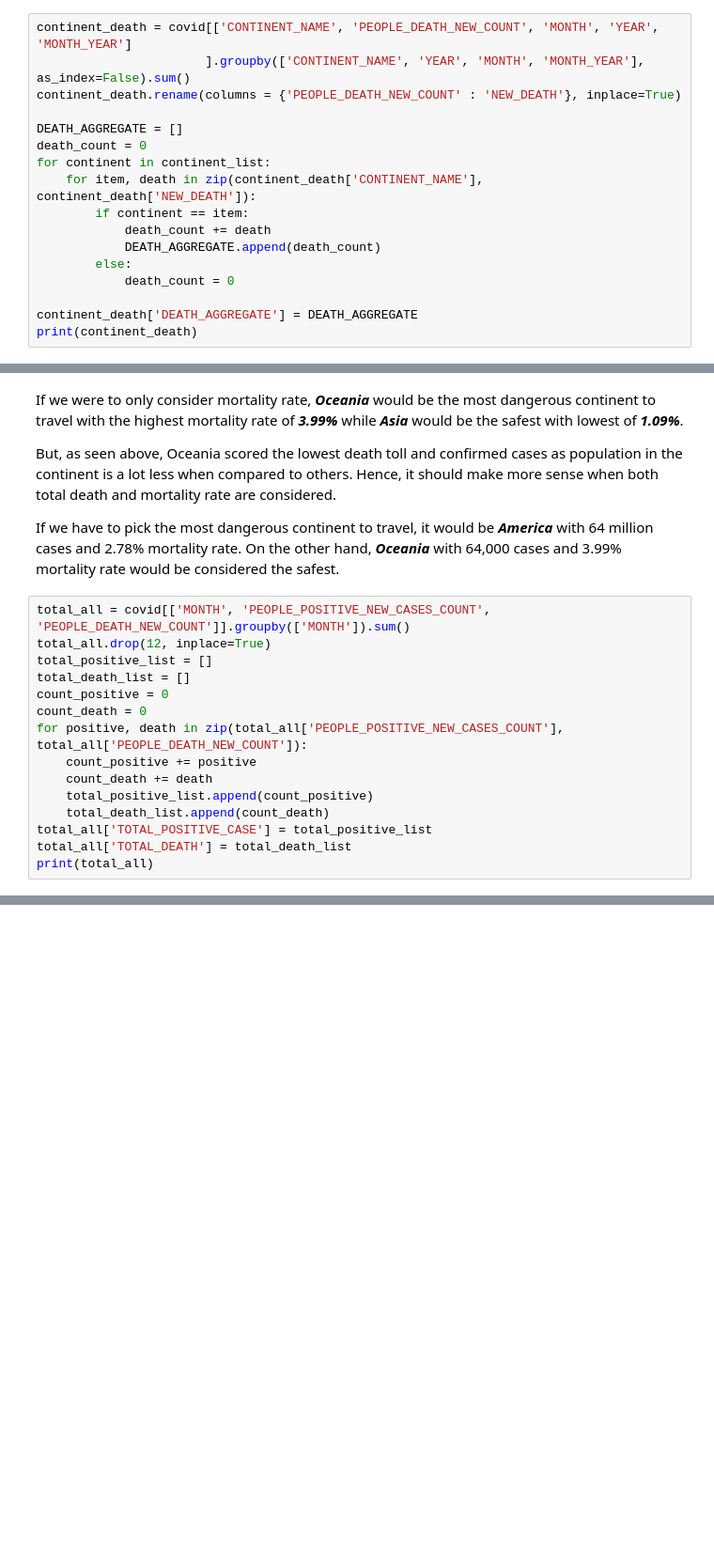
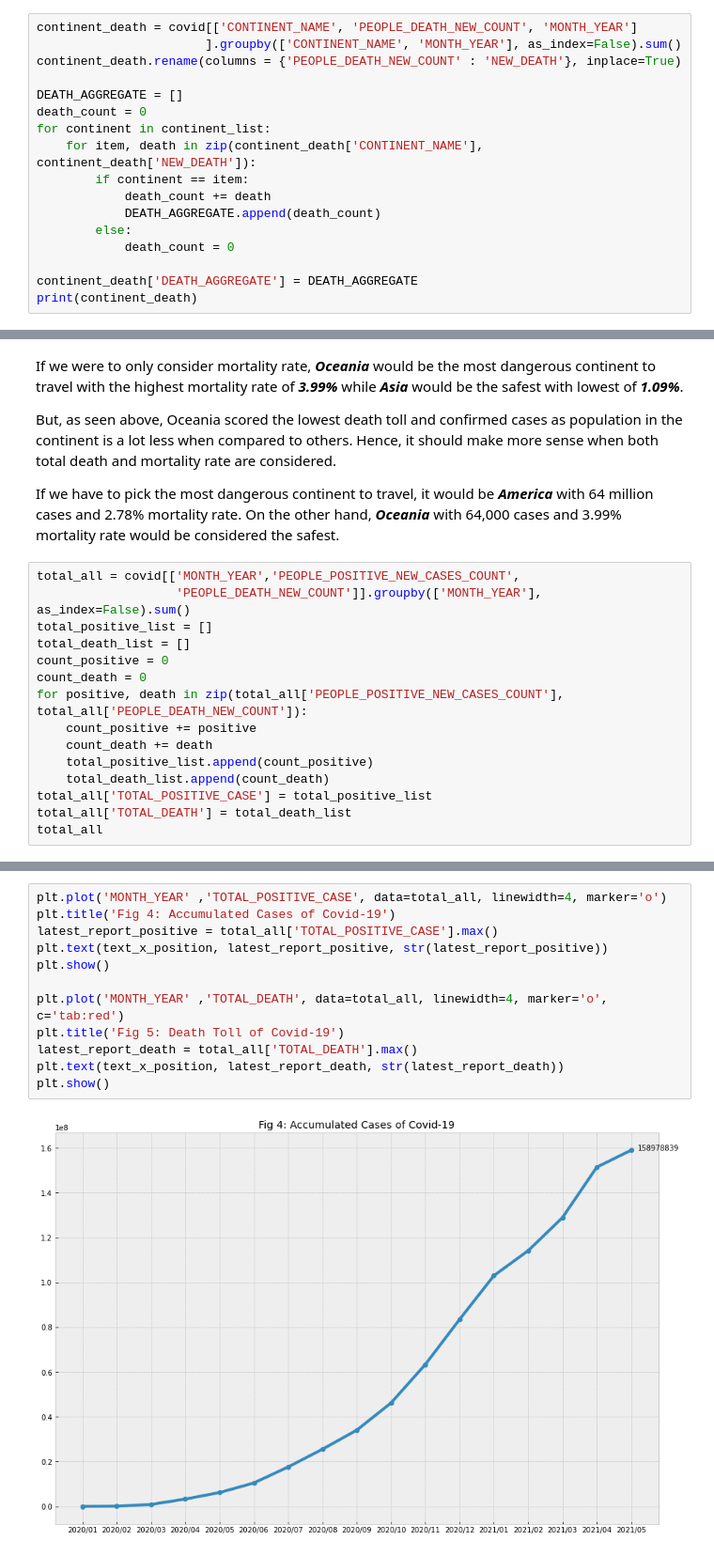
Before and after one commit to tw7366/Projects, a Jupyter notebook: Projects/Covid-19.ipynb, the cells around one changed output, grey strips where cells are left out. Shown at 94% size. Cells and saved outputs as stored; diff of their text form; blank space fills up the shorter version.

```diff
--- a/Projects/Covid-19.ipynb
+++ b/Projects/Covid-19.ipynb
@@ -336,8 +331,8 @@ plt.show()
 # %% [markdown]
 ### Counting Deaths of each Continent
 # %%
-continent_death = covid[['CONTINENT_NAME', 'PEOPLE_DEATH_NEW_COUNT', 'MONTH', 'YEAR', 'MONTH_YEAR']
-                       ].groupby(['CONTINENT_NAME', 'YEAR', 'MONTH', 'MONTH_YEAR'], as_index=False).sum()
+continent_death = covid[['CONTINENT_NAME', 'PEOPLE_DEATH_NEW_COUNT', 'MONTH_YEAR']
+                       ].groupby(['CONTINENT_NAME', 'MONTH_YEAR'], as_index=False).sum()
 continent_death.rename(columns = {'PEOPLE_DEATH_NEW_COUNT' : 'NEW_DEATH'}, inplace=True)
 
 DEATH_AGGREGATE = []
@@ -462,8 +457,8 @@ But, as seen above, Oceania scored the lowest death toll and confirmed cases as
 
 If we have to pick the most dangerous continent to travel, it would be ***America*** with 64 million cases and 2.78% mortality rate. On the other hand, ***Oceania*** with 64,000 cases and 3.99% mortality rate would be considered the safest.
 # %%
-total_all = covid[['MONTH', 'PEOPLE_POSITIVE_NEW_CASES_COUNT', 'PEOPLE_DEATH_NEW_COUNT']].groupby(['MONTH']).sum()
-total_all.drop(12, inplace=True)
+total_all = covid[['MONTH_YEAR','PEOPLE_POSITIVE_NEW_CASES_COUNT',
+                   'PEOPLE_DEATH_NEW_COUNT']].groupby(['MONTH_YEAR'], as_index=False).sum()
 total_positive_list = []
 total_death_list = []
 count_positive = 0
@@ -475,4 +470,4 @@ for positive, death in zip(total_all['PEOPLE_POSITIVE_NEW_CASES_COUNT'], total_a
     total_death_list.append(count_death)
 total_all['TOTAL_POSITIVE_CASE'] = total_positive_list
 total_all['TOTAL_DEATH'] = total_death_list
-print(total_all)
+total_all
@@ -502,0 +495,14 @@ plt.show()
+# %%
+plt.plot('MONTH_YEAR' ,'TOTAL_POSITIVE_CASE', data=total_all, linewidth=4, marker='o')
+plt.title('Fig 4: Accumulated Cases of Covid-19')
+latest_report_positive = total_all['TOTAL_POSITIVE_CASE'].max()
+plt.text(text_x_position, latest_report_positive, str(latest_report_positive))
+plt.show()
+
+plt.plot('MONTH_YEAR' ,'TOTAL_DEATH', data=total_all, linewidth=4, marker='o', c='tab:red')
+plt.title('Fig 5: Death Toll of Covid-19')
+latest_report_death = total_all['TOTAL_DEATH'].max()
+plt.text(text_x_position, latest_report_death, str(latest_report_death))
+plt.show()
+# %% [output]
+[figure, added]
```
Also changed, not shown: parts of 24 cells of this notebook.
